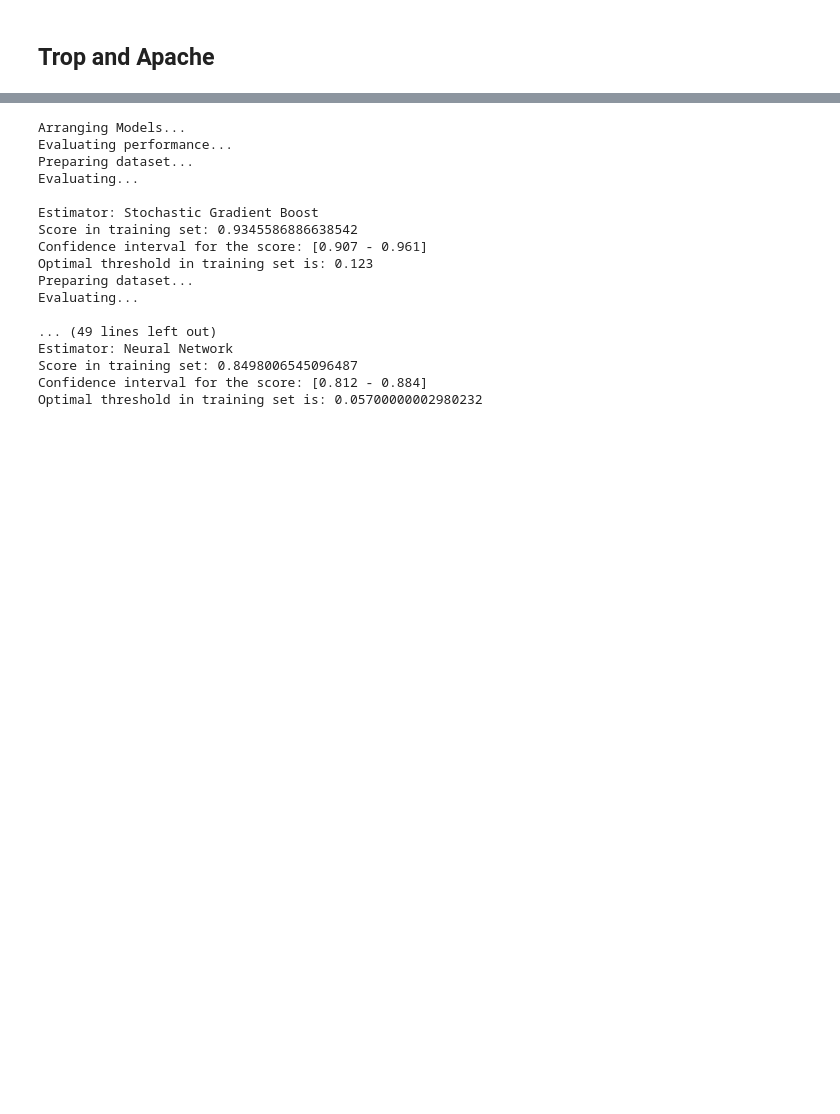
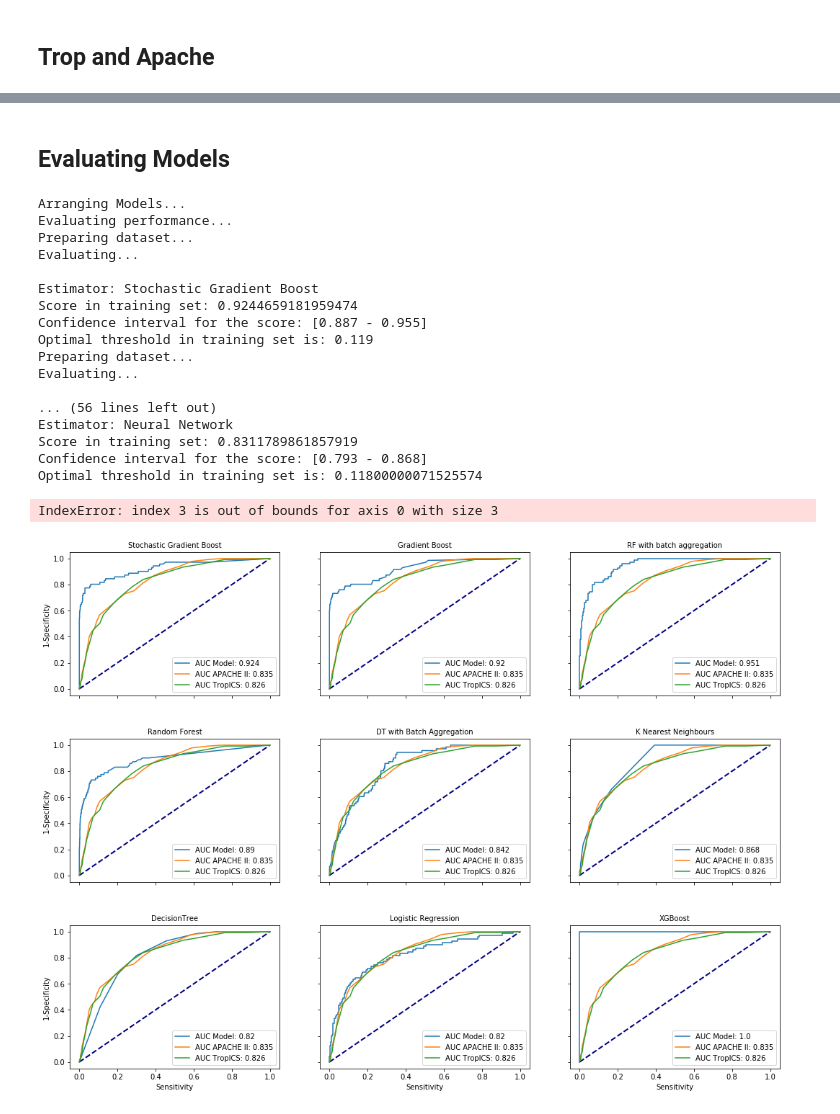
Before and after one commit to drdileepunni/python, a Jupyter notebook: Nature/Rewrite.ipynb, the cells around one changed output, grey strips where cells are left out. Cells and saved outputs as stored; diff of their text form; code cells hidden in the pictures; blank space fills up the shorter version.

```diff
--- a/Nature/Rewrite.ipynb
+++ b/Nature/Rewrite.ipynb
@@ -310,3 +237,5 @@ Train set accuracy score for best param: 0.854
+# %% [markdown]
+## Evaluating Models
 # %%
 models = [grid_sgb.best_estimator_, grid_gb.best_estimator_,
               grid_brf.best_estimator_, grid_rf.best_estimator_,
@@ -315,22 +245,24 @@ models = [grid_sgb.best_estimator_, grid_gb.best_estimator_,
 # %%
-case_tr = preprocess.evaluate(df_train_unscaled).testPerformance(data_type='train',
+case_tr = preprocess.evaluate(pred_train, targ_train).testPerformance(data_type='train',
                                                               models=models, ap_tr_list=apache_trop)
 # %% [output]
 Arranging Models...
 Evaluating performance...
 Preparing dataset...
 Evaluating...
 
 Estimator: Stochastic Gradient Boost
-Score in training set: 0.9345586886638542
-Confidence interval for the score: [0.907 - 0.961]
-Optimal threshold in training set is: 0.123
+Score in training set: 0.9244659181959474
+Confidence interval for the score: [0.887 - 0.955]
+Optimal threshold in training set is: 0.119
 Preparing dataset...
 Evaluating...
 
-... (49 lines left out)
+... (56 lines left out)
 Estimator: Neural Network
-Score in training set: 0.8498006545096487
-Confidence interval for the score: [0.812 - 0.884]
-Optimal threshold in training set is: 0.05700000002980232
+Score in training set: 0.8311789861857919
+Confidence interval for the score: [0.793 - 0.868]
+Optimal threshold in training set is: 0.11800000071525574
+IndexError: index 3 is out of bounds for axis 0 with size 3
+[figure, added]
 # %%
```
Also changed, not shown: parts of 26 cells of this notebook, 4 other files.
